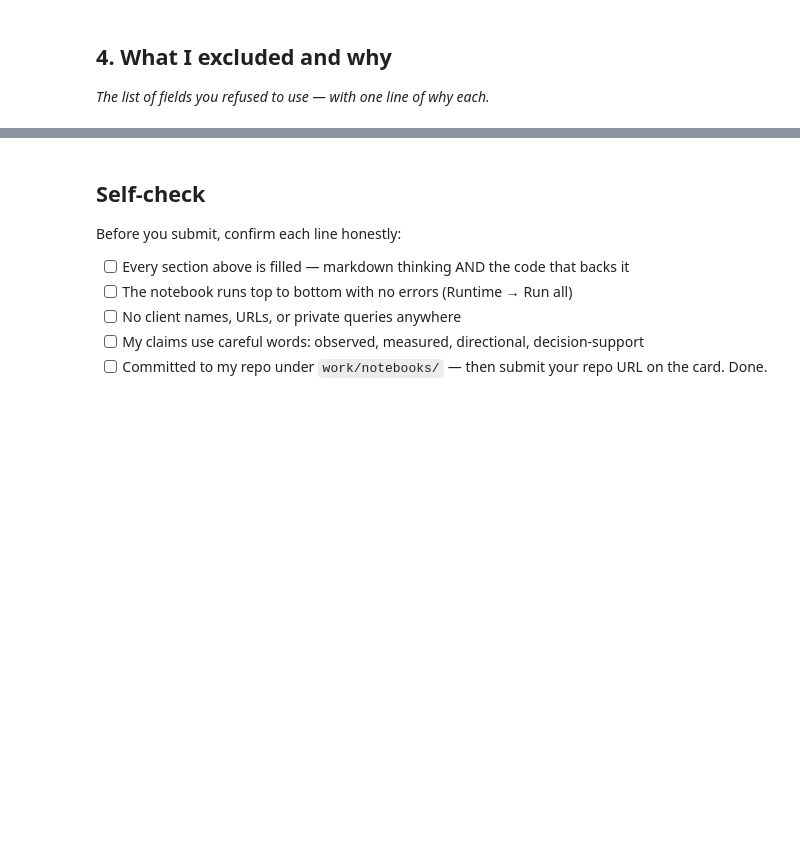
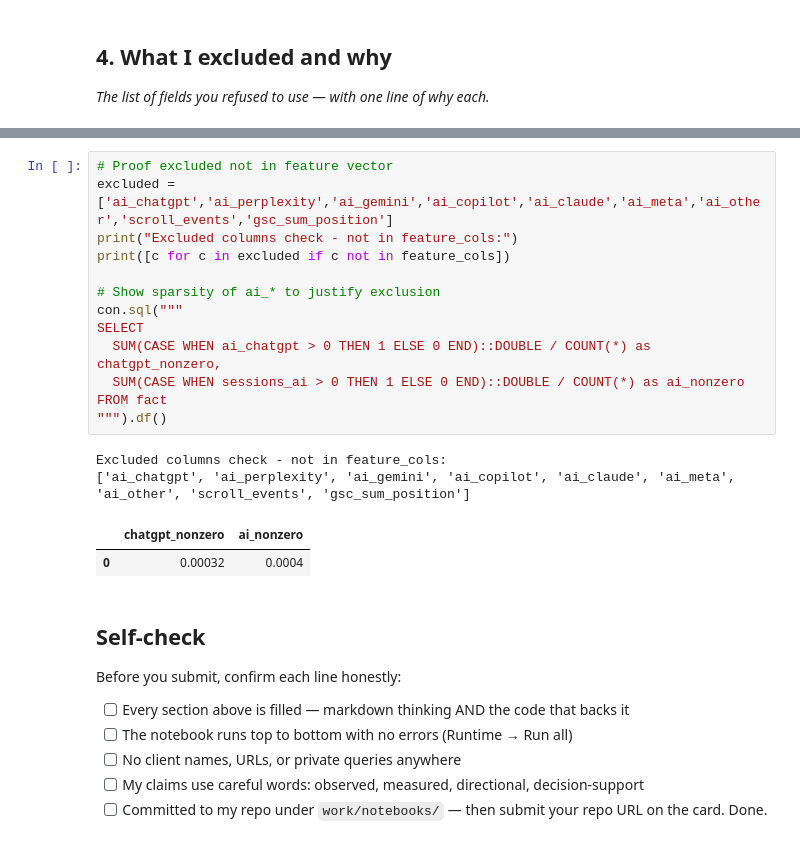
Before and after one commit to Mohamed-Al-Saudi/FlyRank-ML-Internship, a Jupyter notebook: work/notebooks/w03_feature_leakage_check.ipynb, the cells around one changed output, grey strips where cells are left out. Saved outputs shown, nothing was run; the diff lists cells and outputs as text; blank space fills up the shorter version.

```diff
--- a/work/notebooks/w03_feature_leakage_check.ipynb
+++ b/work/notebooks/w03_feature_leakage_check.ipynb
@@ -37,3 +196,21 @@ This skeleton is yours to fill. Work the sections **in order** — each one has
+# %%
+# Proof excluded not in feature vector
+excluded = ['ai_chatgpt','ai_perplexity','ai_gemini','ai_copilot','ai_claude','ai_meta','ai_other','scroll_events','gsc_sum_position']
+print("Excluded columns check - not in feature_cols:")
+print([c for c in excluded if c not in feature_cols])
+
+# Show sparsity of ai_* to justify exclusion
+con.sql("""
+SELECT
+  SUM(CASE WHEN ai_chatgpt > 0 THEN 1 ELSE 0 END)::DOUBLE / COUNT(*) as chatgpt_nonzero,
+  SUM(CASE WHEN sessions_ai > 0 THEN 1 ELSE 0 END)::DOUBLE / COUNT(*) as ai_nonzero
+FROM fact
+""").df()
+# %% [output]
+Excluded columns check - not in feature_cols:
+['ai_chatgpt', 'ai_perplexity', 'ai_gemini', 'ai_copilot', 'ai_claude', 'ai_meta', 'ai_other', 'scroll_events', 'gsc_sum_position']
+|  | chatgpt_nonzero | ai_nonzero |
+| 0 | 0.00032 | 0.0004 |
 # %% [markdown]
 ## Self-check
 
```
Also changed, not shown: parts of 13 cells of this notebook.
